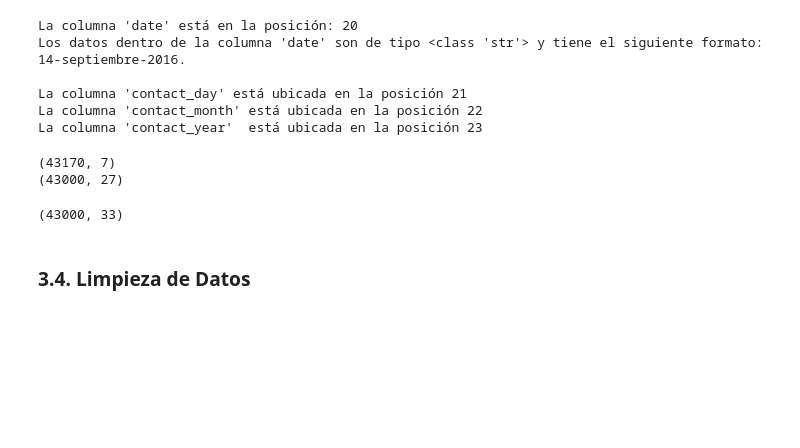
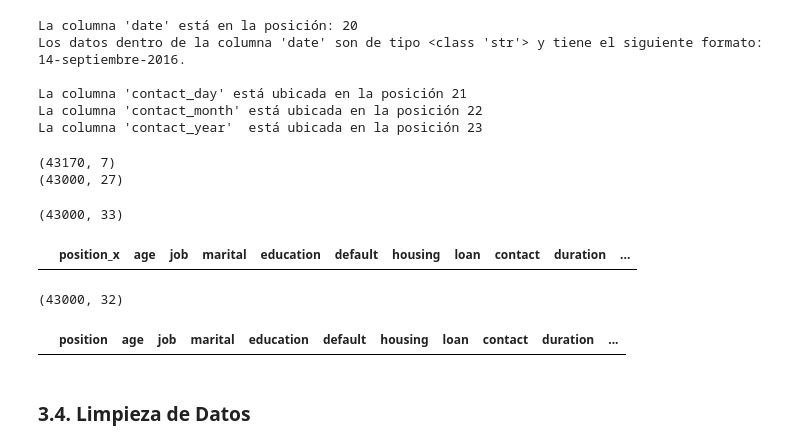
Before and after one commit to DanielEndreos/Master-2-Proyecto-3-EDA, a Jupyter notebook: Analisis.ipynb, the cells around one changed output. Saved outputs shown, nothing was run; the diff lists cells and outputs as text; code cells hidden in the pictures; blank space fills up the shorter version.

```diff
--- a/Analisis.ipynb
+++ b/Analisis.ipynb
@@ -172,13 +172,26 @@ print(df2.shape)
 # %%
 # 3.3.6 Unión de DataFrames
 
 # He observado que las dimensiones de los dos archivos difieren, los datos
 # más importantes están en el df2. Por lo que vamos a realizar un conexionado "inner"
 # para enlazar solo aquellos datos que estén relacionados entre sí.
-df = pd.merge(df1, df2, on="id", how="inner")
+df = pd.merge(df2, df1, on="id", how="inner")
+
 print(df.shape)
+df.head(0)
 # %% [output]
 (43000, 33)
+|  | position_x | age | job | marital | education | default | housing | loan | contact | duration | ... |
+# %%
+# Al unir las dos tablas, se han creado dos índices. Eliminamos el indice que no nos interesa y renombramos el otro.
+df.drop(columns=['position_y'], inplace=True)
+df.rename(columns={"position_x": "position"}, inplace=True)
+
+print(df.shape)
+df.head(0)
+# %% [output]
+(43000, 32)
+|  | position | age | job | marital | education | default | housing | loan | contact | duration | ... |
 # %% [markdown]
 ### 3.4. Limpieza de Datos
 # %%
```
Also changed, not shown: parts of 7 cells of this notebook, 3 other files.
